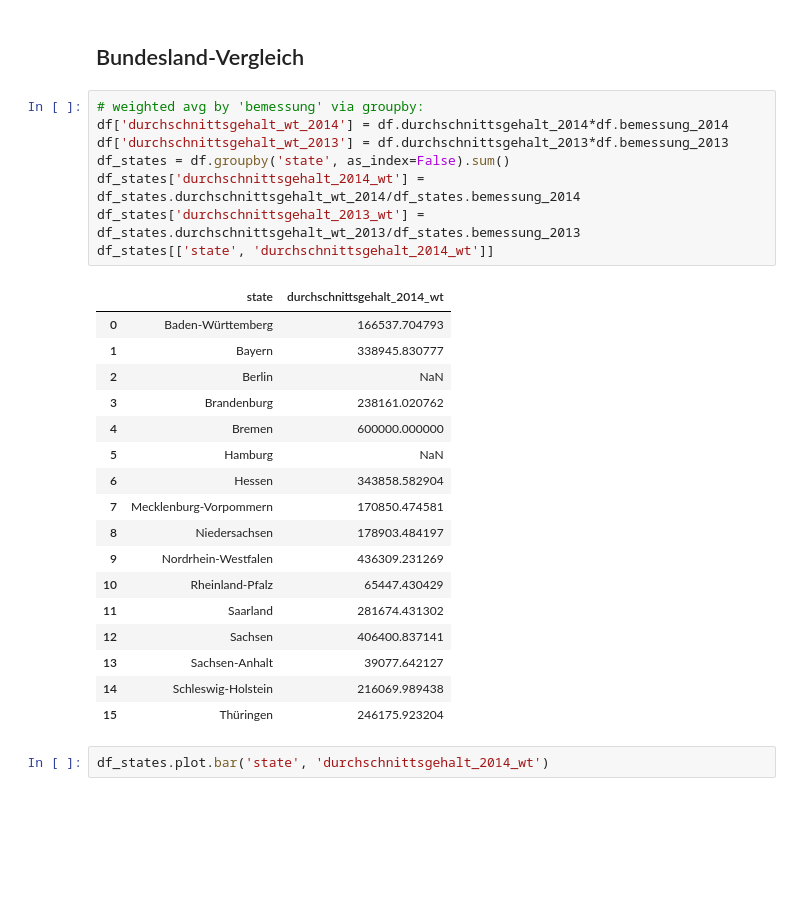
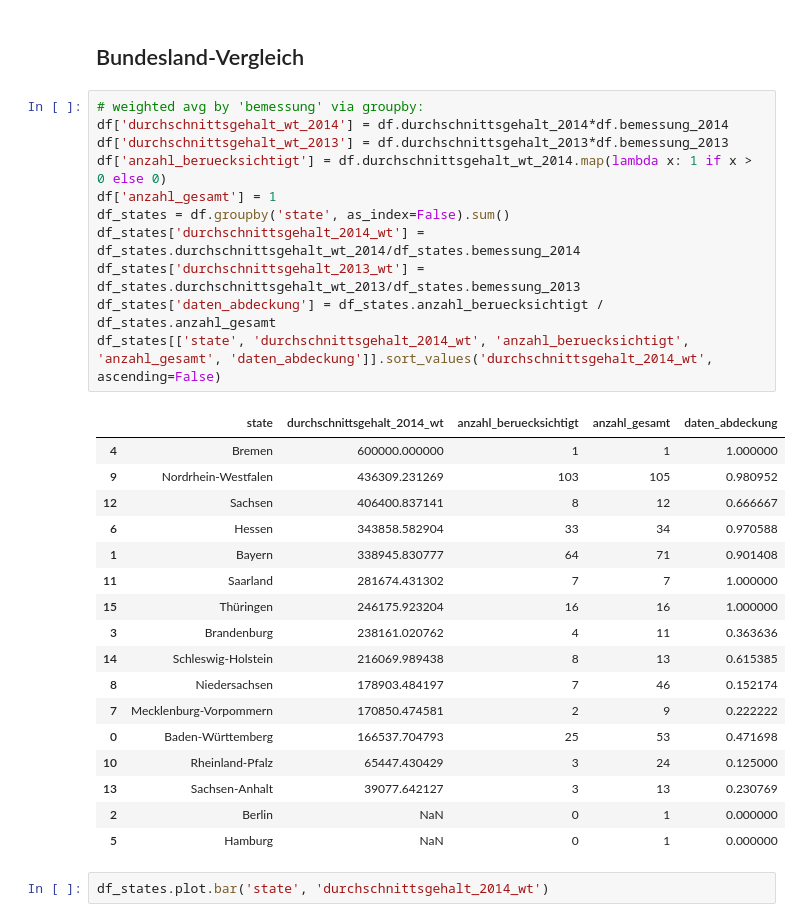
Before and after one commit to correctiv/sparkassen-notebooks, a Jupyter notebook: sparkassen-vorstaende-gesamt.ipynb, the cells around one changed output. Saved outputs shown, nothing was run; the diff lists cells and outputs as text; blank space fills up the shorter version.

Commit message:
Update "Bundesländer-Vergleich" in gesamt notebook

```diff
--- a/sparkassen-vorstaende-gesamt.ipynb
+++ b/sparkassen-vorstaende-gesamt.ipynb
@@ -147,29 +147,32 @@ df[df.loehne_und_gehaelter_2014_pro_ma < df.loehne_und_gehaelter_2014_pro_ma.max
 # %%
 # weighted avg by 'bemessung' via groupby:
 df['durchschnittsgehalt_wt_2014'] = df.durchschnittsgehalt_2014*df.bemessung_2014
 df['durchschnittsgehalt_wt_2013'] = df.durchschnittsgehalt_2013*df.bemessung_2013
+df['anzahl_beruecksichtigt'] = df.durchschnittsgehalt_wt_2014.map(lambda x: 1 if x > 0 else 0)
+df['anzahl_gesamt'] = 1
 df_states = df.groupby('state', as_index=False).sum()
 df_states['durchschnittsgehalt_2014_wt'] = df_states.durchschnittsgehalt_wt_2014/df_states.bemessung_2014
 df_states['durchschnittsgehalt_2013_wt'] = df_states.durchschnittsgehalt_wt_2013/df_states.bemessung_2013
-df_states[['state', 'durchschnittsgehalt_2014_wt']]
+df_states['daten_abdeckung'] = df_states.anzahl_beruecksichtigt / df_states.anzahl_gesamt
+df_states[['state', 'durchschnittsgehalt_2014_wt', 'anzahl_beruecksichtigt', 'anzahl_gesamt', 'daten_abdeckung']].sort_values('durchschnittsgehalt_2014_wt', ascending=False)
 # %% [output]
-|  | state | durchschnittsgehalt_2014_wt |
-| 0 | Baden-Württemberg | 166537.704793 |
-| 1 | Bayern | 338945.830777 |
-| 2 | Berlin | NaN |
-| 3 | Brandenburg | 238161.020762 |
-| 4 | Bremen | 600000.000000 |
-| 5 | Hamburg | NaN |
-| 6 | Hessen | 343858.582904 |
-| 7 | Mecklenburg-Vorpommern | 170850.474581 |
-| 8 | Niedersachsen | 178903.484197 |
-| 9 | Nordrhein-Westfalen | 436309.231269 |
-| 10 | Rheinland-Pfalz | 65447.430429 |
-| 11 | Saarland | 281674.431302 |
-| 12 | Sachsen | 406400.837141 |
-| 13 | Sachsen-Anhalt | 39077.642127 |
-| 14 | Schleswig-Holstein | 216069.989438 |
-| 15 | Thüringen | 246175.923204 |
+|  | state | durchschnittsgehalt_2014_wt | anzahl_beruecksichtigt | anzahl_gesamt | daten_abdeckung |
+| 4 | Bremen | 600000.000000 | 1 | 1 | 1.000000 |
+| 9 | Nordrhein-Westfalen | 436309.231269 | 103 | 105 | 0.980952 |
+| 12 | Sachsen | 406400.837141 | 8 | 12 | 0.666667 |
+| 6 | Hessen | 343858.582904 | 33 | 34 | 0.970588 |
+| 1 | Bayern | 338945.830777 | 64 | 71 | 0.901408 |
+| 11 | Saarland | 281674.431302 | 7 | 7 | 1.000000 |
+| 15 | Thüringen | 246175.923204 | 16 | 16 | 1.000000 |
+| 3 | Brandenburg | 238161.020762 | 4 | 11 | 0.363636 |
+| 14 | Schleswig-Holstein | 216069.989438 | 8 | 13 | 0.615385 |
+| 8 | Niedersachsen | 178903.484197 | 7 | 46 | 0.152174 |
+| 7 | Mecklenburg-Vorpommern | 170850.474581 | 2 | 9 | 0.222222 |
+| 0 | Baden-Württemberg | 166537.704793 | 25 | 53 | 0.471698 |
+| 10 | Rheinland-Pfalz | 65447.430429 | 3 | 24 | 0.125000 |
+| 13 | Sachsen-Anhalt | 39077.642127 | 3 | 13 | 0.230769 |
+| 2 | Berlin | NaN | 0 | 1 | 0.000000 |
+| 5 | Hamburg | NaN | 0 | 1 | 0.000000 |
 # %%
 df_states.plot.bar('state', 'durchschnittsgehalt_2014_wt')
 # %% [output]
```
